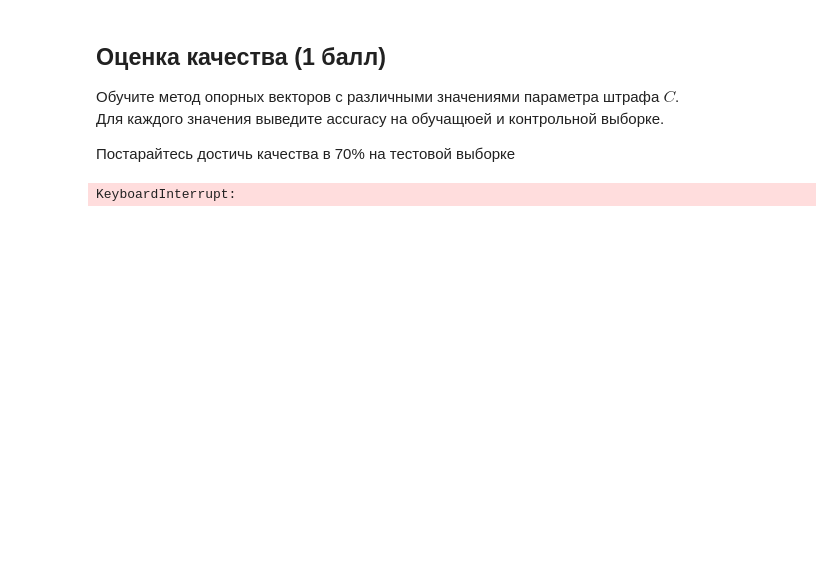
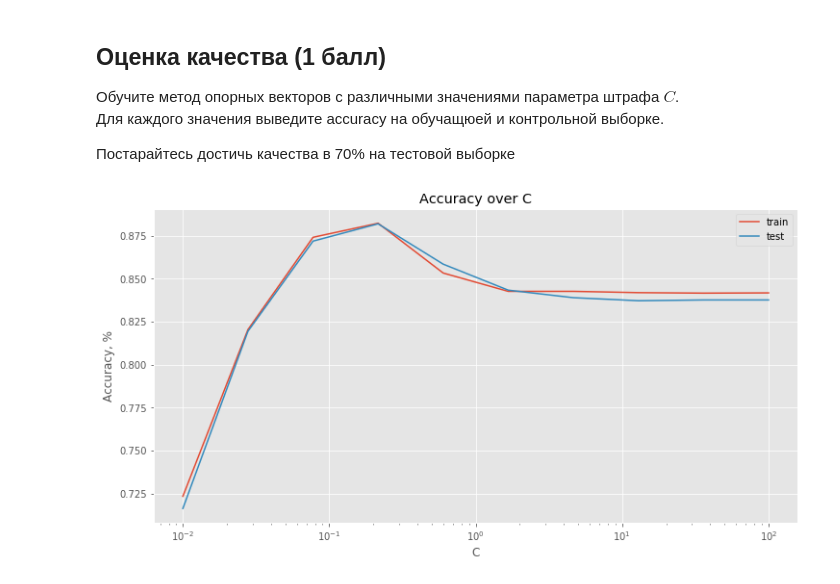
Before and after one commit to vslutov/spheremailru, a Jupyter notebook: hw5-svm/lutov_hw5.ipynb, the cells around one changed output. Drawn from its saved outputs; the diff is of its cells as text; code cells hidden in the pictures; blank space fills up the shorter version.

```diff
--- a/hw5-svm/lutov_hw5.ipynb
+++ b/hw5-svm/lutov_hw5.ipynb
@@ -461,22 +445,29 @@ plt.imshow(G, cmap='hot')
 # %%
 from sklearn.metrics import accuracy_score
 # %%
-errors = []
+train_accuracy = []
+test_accuracy = []
 c_ = np.logspace(-2, 2, 10)
 
 for c in tqdm(c_):
     model = SVC(C=c, kernel=word_kernel)
     model.fit(X_train, y_train)
+
+    y_pred = model.predict(X_train)
+    error = accuracy_score(y_train, y_pred)
+    train_accuracy.append(error)
+
     y_pred = model.predict(X_test)
+    error = accuracy_score(y_test, y_pred)
+    test_accuracy.append(error)
 
-    error = accuracy_score(y_test, y_pred)
-    errors.append(error)
-
-plt.plot(c_, errors)
+plt.plot(c_, train_accuracy, label="train")
+plt.plot(c_, test_accuracy, label="test")
 plt.xscale("log")
 plt.title("Accuracy over C")
 plt.xlabel("C")
 plt.ylabel("Accuracy, %")
+plt.legend()
 plt.show()
 # %% [output]
-KeyboardInterrupt:
+[figure, added]
```
Also changed, not shown: parts of 11 cells of this notebook.
